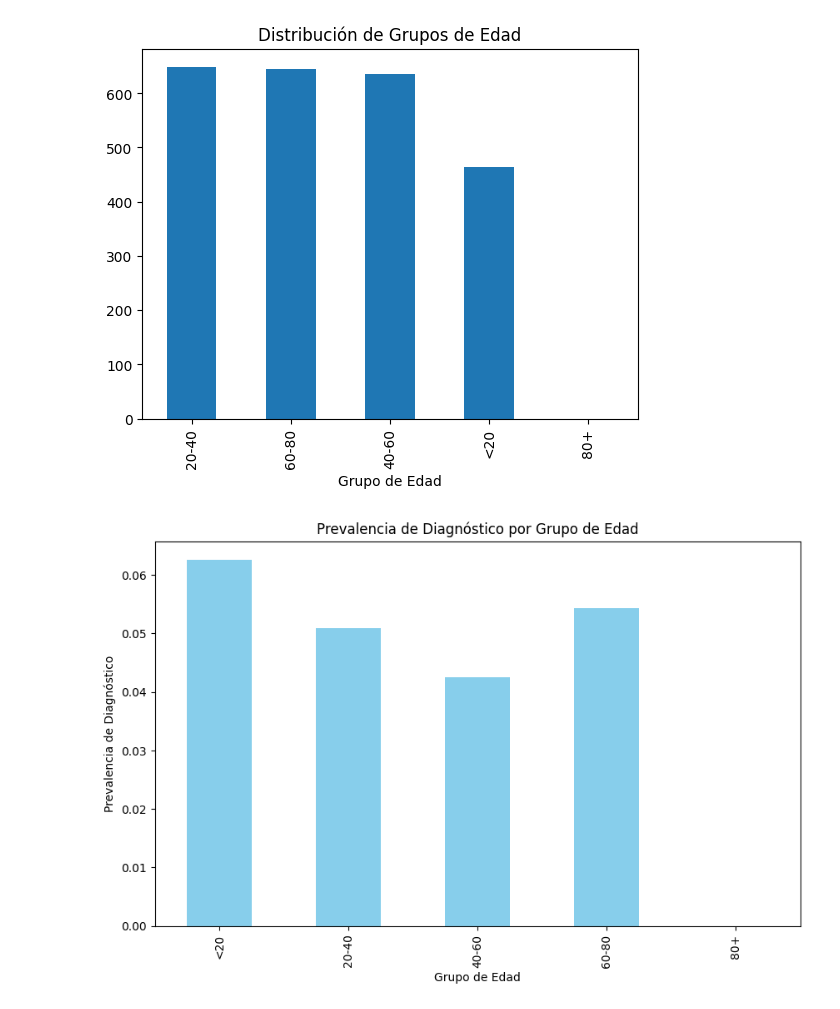
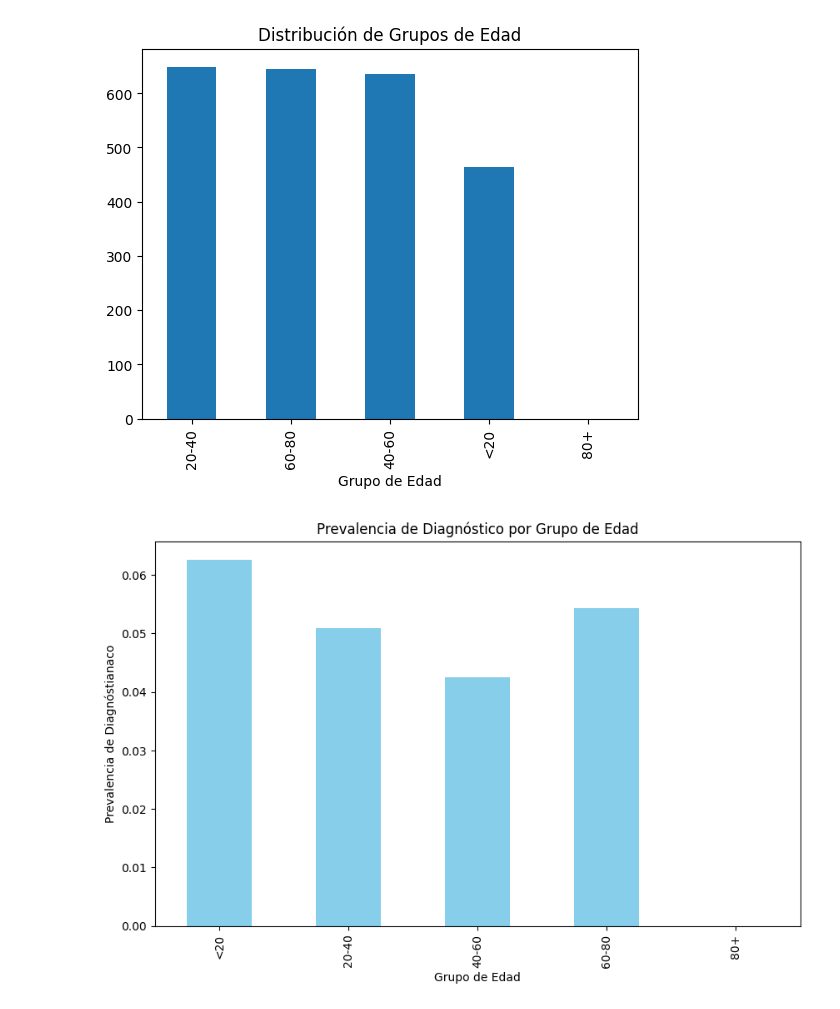
Before and after one commit to FervidEmpress01/Pronostico-de-Enfermedades-Respiratorias, a Jupyter notebook: Proyecto_6_Pronostico_de_Enfermedades_Respiratorias.ipynb, the cells around one changed output. Cells and saved outputs as stored; diff of their text form; code cells hidden in the pictures.

```diff
--- a/Proyecto_6_Pronostico_de_Enfermedades_Respiratorias.ipynb
+++ b/Proyecto_6_Pronostico_de_Enfermedades_Respiratorias.ipynb
@@ -168,10 +168,10 @@ Text(0.5, 0, 'Grupo de Edad')
 # %%
 prevalencia_edad = df.groupby('AgeGroup')['Diagnosis'].mean()
 plt.figure(figsize=(10, 6))
 prevalencia_edad.plot(kind='bar', color='skyblue')
 plt.title('Prevalencia de Diagnóstico por Grupo de Edad')
 plt.xlabel('Grupo de Edad')
-plt.ylabel('Prevalencia de Diagnóstico')
+plt.ylabel('Prevalencia de Diagnóstianaco')
 plt.show()
 # %% [output]
-[figure, old version]
+[figure, new version]
```
Also changed, not shown: parts of 5 cells of this notebook.
